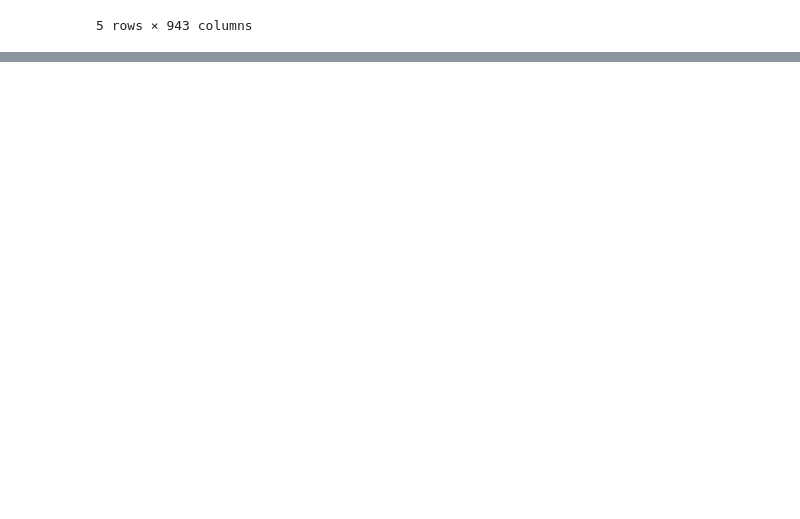
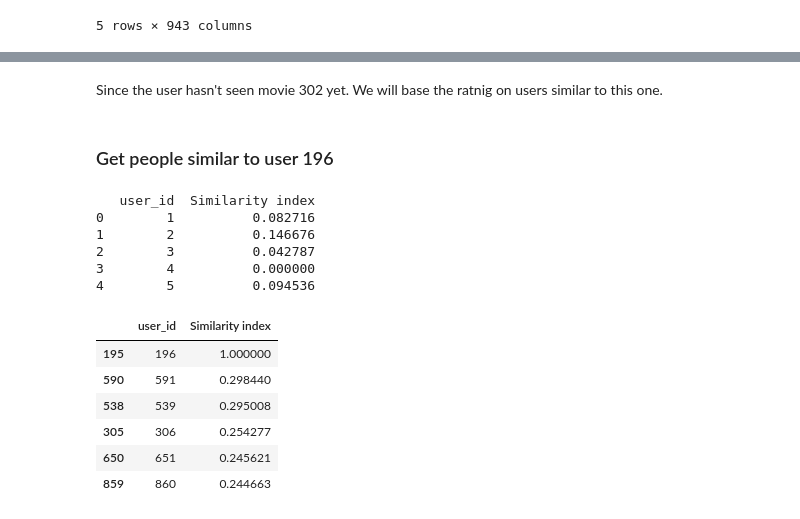
Before and after one commit to shubhamperiwal/recommendation_system, a Jupyter notebook: Recommendation - Collaborative Filtering.ipynb, the cells around one changed output, grey strips where cells are left out. Cells and saved outputs as stored; diff of their text form; code cells hidden in the pictures; blank space fills up the shorter version.

```diff
--- a/Recommendation - Collaborative Filtering.ipynb
+++ b/Recommendation - Collaborative Filtering.ipynb
@@ -144,0 +192,21 @@ cf_user_wmean(user_id, movie_id)
+# %% [markdown]
+Since the user hasn't seen movie 302 yet. We will base the ratnig on users similar to this one.
+# %% [markdown]
+### Get people similar to user 196
+# %%
+user_sim_196 = cosine_sim[196].reset_index(name='Similarity index')
+user_sim_196.sort_values(by='Similarity index', ascending=False).head(6)
+# %% [output]
+   user_id  Similarity index
+0        1          0.082716
+1        2          0.146676
+2        3          0.042787
+3        4          0.000000
+4        5          0.094536
+|  | user_id | Similarity index |
+| 195 | 196 | 1.000000 |
+| 590 | 591 | 0.298440 |
+| 538 | 539 | 0.295008 |
+| 305 | 306 | 0.254277 |
+| 650 | 651 | 0.245621 |
+| 859 | 860 | 0.244663 |
```
Also changed, not shown: parts of 21 cells of this notebook, 7 other files.
